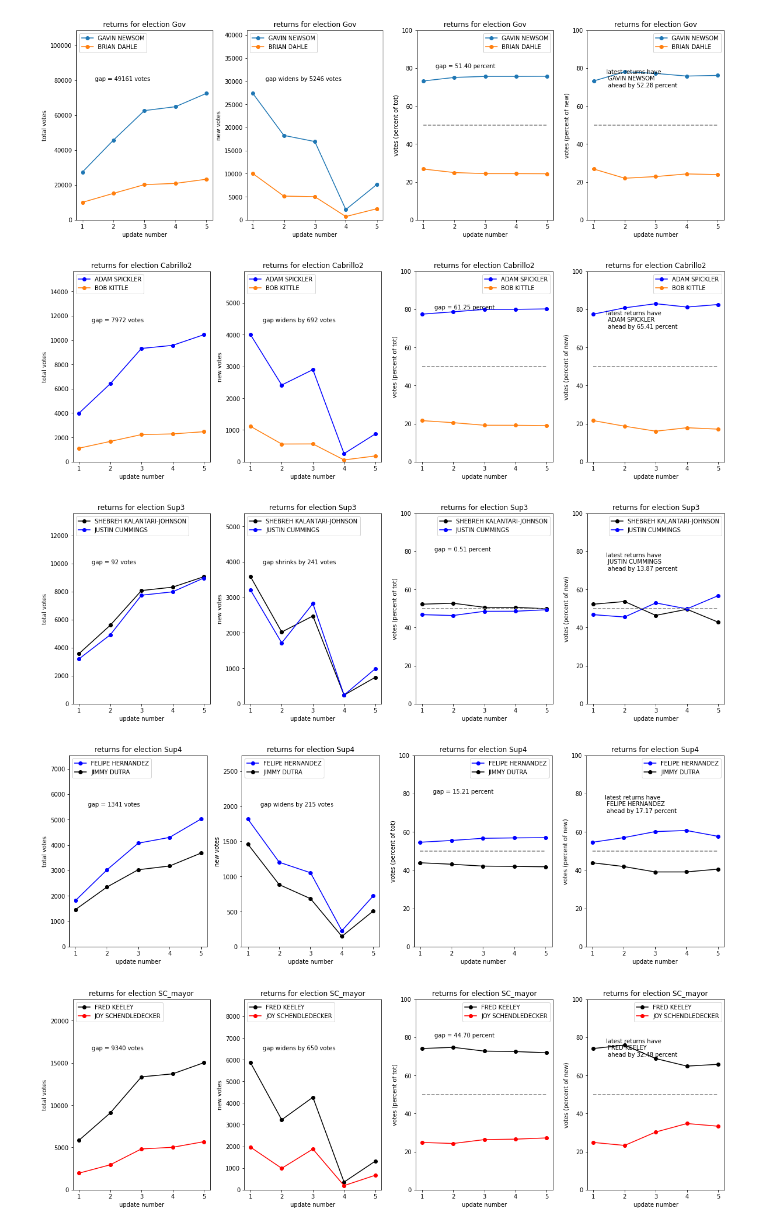
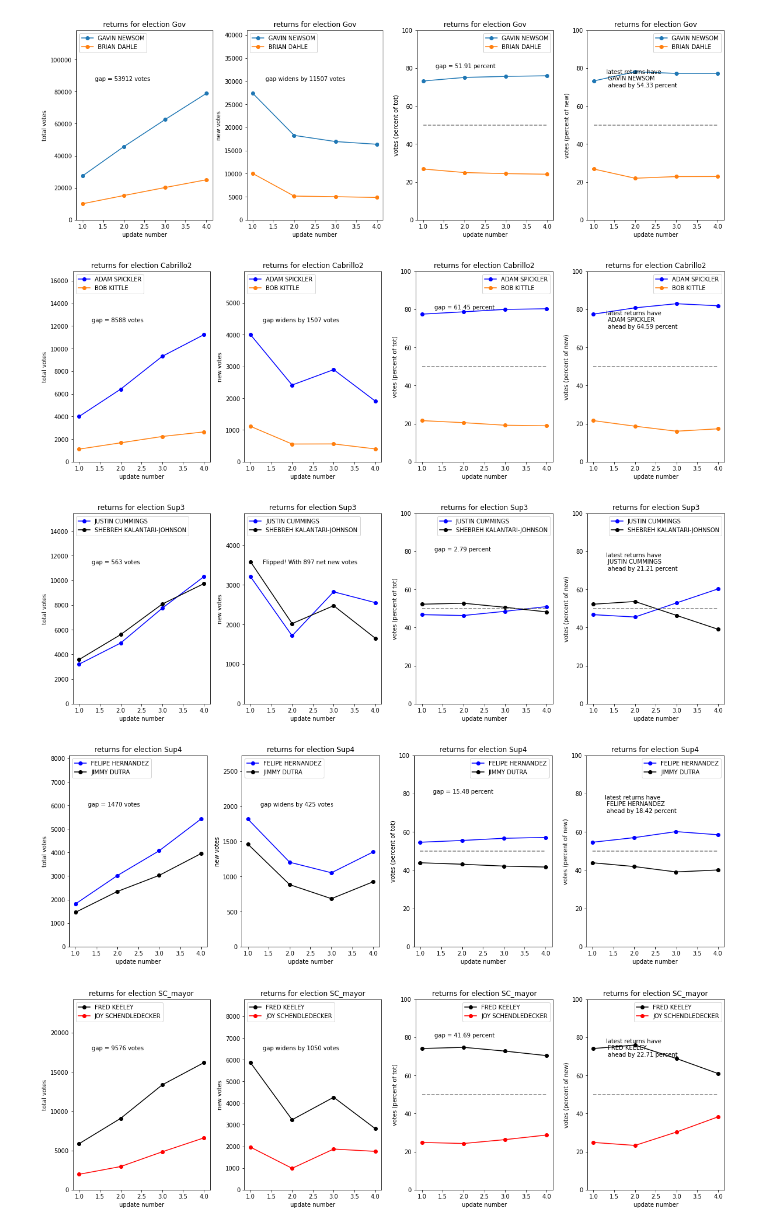
Before and after one commit to claytonstrawn/election_updates, a Jupyter notebook: election_results_analyzer.ipynb, the cells around one changed output. Saved outputs shown, nothing was run; the diff lists cells and outputs as text; code cells hidden in the pictures.

```diff
--- a/election_results_analyzer.ipynb
+++ b/election_results_analyzer.ipynb
@@ -67,43 +85,50 @@ fname3 = "/Users/claytonstrawn/Election_updates/data/SantaCruz_General2022_1114.
 fname4 = "/Users/claytonstrawn/Election_updates/data/SantaCruz_General2022_1115.txt"
 fname5 = "/Users/claytonstrawn/Election_updates/data/SantaCruz_General2022_1116.txt"
 fname6 = "/Users/claytonstrawn/Election_updates/data/SantaCruz_General2022_1117.txt"
+fname7 = "/Users/claytonstrawn/Election_updates/data/SantaCruz_General2022_1118.txt"
+fname8 = "/Users/claytonstrawn/Election_updates/data/SantaCruz_General2022_1121.txt"
+fname9 = "/Users/claytonstrawn/Election_updates/data/SantaCruz_General2022_1123.txt"
 
 #'Gov' is here mostly as a good test dataset, because it's always first on the web page.
 #Nobody in CA is really looking at the governor's race lmao
 election_ids = {'Gov':11,'Cabrillo2':459,'Sup3':686,'Sup4':708,'SC_mayor':764,
                 'SC_council4':786,'SC_council6':812,'N':1311,'O':1328}
 
 color_dict = {
               'comrades':[('JOY SCHENDLEDECKER', 'SC_mayor'),('HECTOR MARIN', 'SC_council4'),\
                                 ('Yes', 'N')],
               'friends':[('ADAM SPICKLER', 'Cabrillo2'),('JUSTIN CUMMINGS', 'Sup3'),\
                                ('SEAN MAXWELL', 'SC_council6'),('FELIPE HERNANDEZ', 'Sup4')],
               'enemies':[('SHEBREH KALANTARI-JOHNSON', 'Sup3'),('JIMMY DUTRA', 'Sup4'),\
                                ('SCOTT NEWSOME', 'SC_council4'),('RENÉE GOLDER', 'SC_council6'),\
                                ('No', 'N'),('FRED KEELEY', 'SC_mayor')]
               }
 
 for race in election_ids:
-    fnames = [fname1,fname2,fname3,fname4,fname5]
-    #fnames = [fname1,fname5]
+    #all updates, of very unequal sizes
+    fnames = [fname1,fname2,fname3,fname4,fname5,fname6,fname7,fname8,fname9]
+    #approx 4 equal batches
+    fnames = [fname1,fname2,fname3,fname9]
+    #approx 2 equal batches
+    #fnames = [fname2,fname8]
     fig,axes = plt.subplots(1,4,figsize = (20,6))
     for i,percentages in enumerate([False,True]):
         for j,diffs in enumerate([False,True]):
             ax = axes[2*i+j]
             names,results,dates = election_results_tracker(fnames,race,election_ids)
             plot_results(race,names,results,dates,
                      #4 graphs are possible by varying the two variables below.
                      #False, False: total votes (increasing w/ time)     [shows final vote gap]
-                     #True,  False: overall votes as percent of total    [shows final vote gap & 50% line]
-                     #False,  True: total new votes per update           [shows final vote gap]
-                     #True,   True: percentage of votes from each update [shows final vote gap & 50% line]
+                     #True,  False: overall votes as percent of total    [shows final percent gap & 50% line]
+                     #False,  True: total new votes per update           [shows if gap widens, shrinks, or flips]
+                     #True,   True: percentage of votes from each update [shows percent of new votes and 50% line]
                         percentages = percentages,diffs = diffs,
                         keep = 2,use_dates = False,
                         fmt = 'o-',color_dict = color_dict,ax=ax)
     plt.subplots_adjust(wspace=0.25, hspace=0)
 # %% [output]
-[figure, old version]
+[figure, new version]
-[figure, old version]
+[figure, new version]
-[figure, old version]
+[figure, new version]
-[figure, old version]
+[figure, new version]
-[figure, old version]
+[figure, new version]
```
Also changed, not shown: parts of 2 cells of this notebook, 4 other files.
